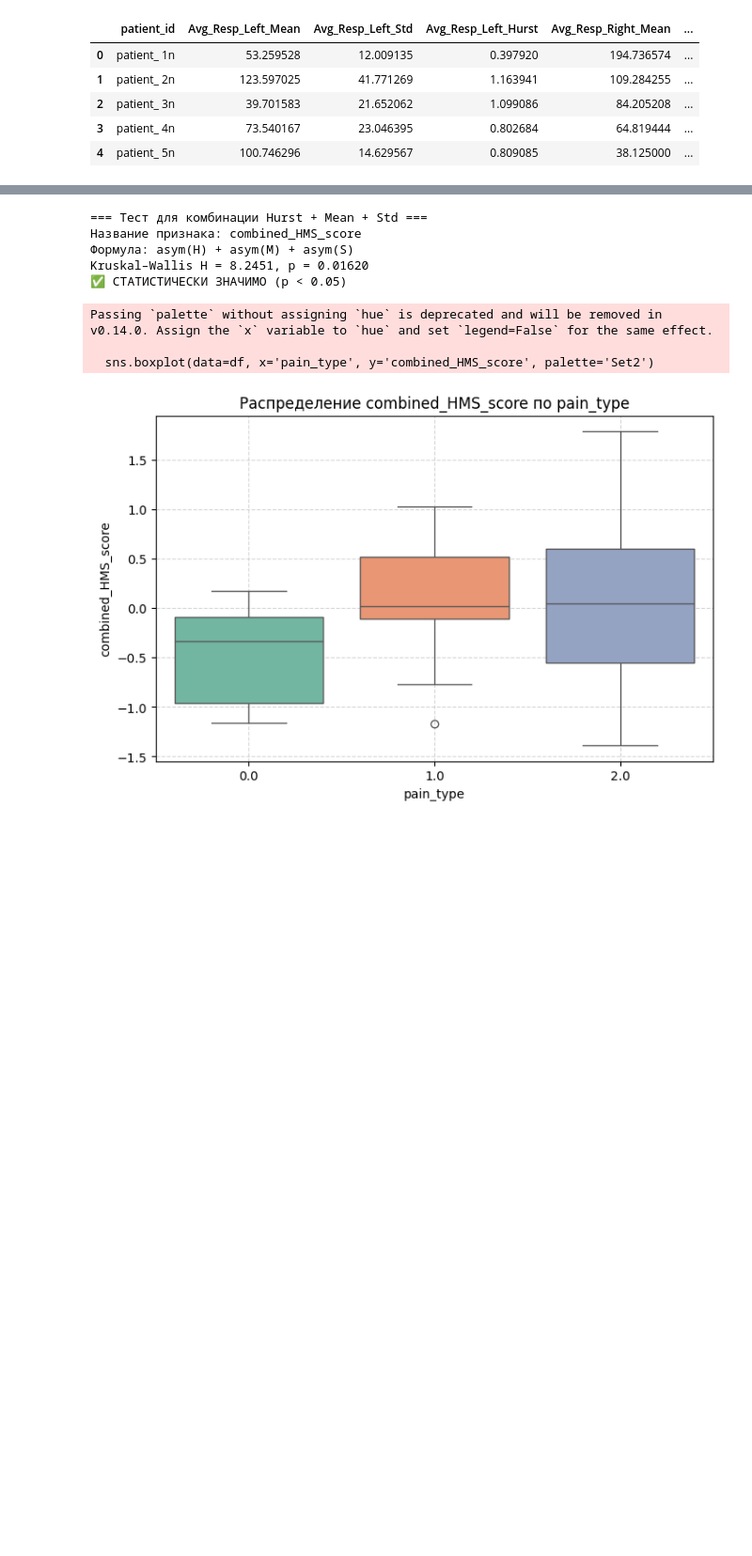
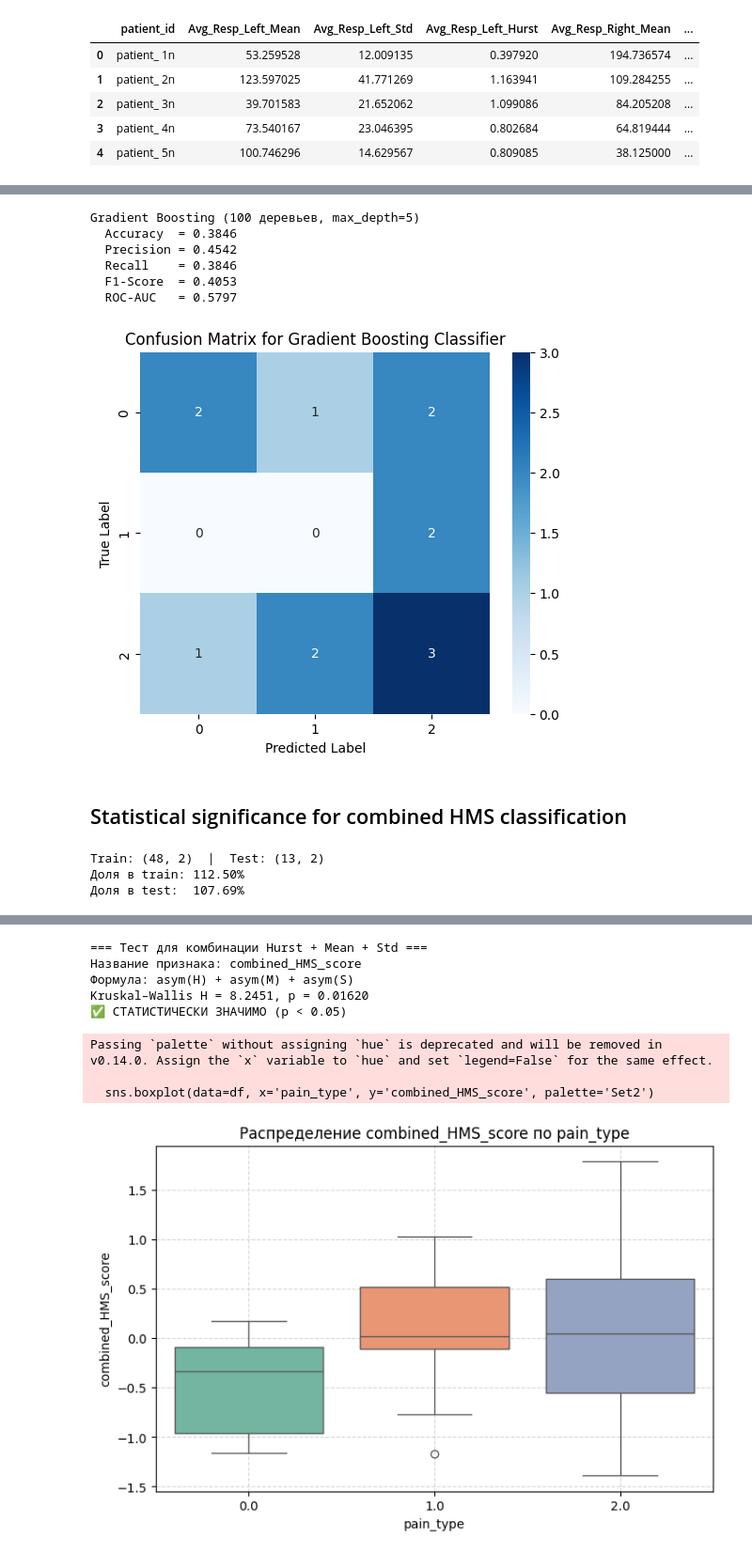
Before and after one commit to TAUforPython/TMS-pain-analysis, a Jupyter notebook: ML_TMS_pain_analysis.ipynb, the cells around one changed output, grey strips where cells are left out. Shown at 94% size. Saved outputs shown, nothing was run; the diff lists cells and outputs as text; code cells hidden in the pictures; blank space fills up the shorter version.

```diff
--- a/ML_TMS_pain_analysis.ipynb
+++ b/ML_TMS_pain_analysis.ipynb
@@ -843,8 +931,7 @@ plt.show()
 # %%
-link_url = 'https://raw.githubusercontent.com/TAUforPython/BioMedAI/refs/heads/main/test_datasets/tms_timeseries_clusters.csv'
+link_url = 'https://raw.githubusercontent.com/TAUforPython/TMS-pain-analysis/refs/heads/main/test_datasets/tms_timeseries_clusters.csv'
 
-df = pd.read_csv(link_url, sep = ',')
-df = df.drop('Unnamed: 0', axis=1)
+df = pd.read_csv(link_url, sep = ',', index_col=0)
 df.head(5)
 # %% [output]
 |  | patient_id | Avg_Resp_Left_Mean | Avg_Resp_Left_Std | Avg_Resp_Left_Hurst | Avg_Resp_Right_Mean | ... |
@@ -855,0 +978,49 @@ df.head(5)
+# %%
+# Gradient Boosting Classifier
+gb_clf = GradientBoostingClassifier(n_estimators=100, random_state=42, max_depth=5)
+gb_clf.fit(X_train_csc, y_train_c)
+
+y_pred_gb_c  = gb_clf.predict(X_test_csc)
+y_proba_gb_c = gb_clf.predict_proba(X_test_csc)[:, 1] # Note: predict_proba for multiclass returns probabilities for each class
+
+gb_c_acc  = accuracy_score(y_test_c, y_pred_gb_c)
+gb_c_prec = precision_score(y_test_c, y_pred_gb_c, average='weighted')
+gb_c_rec  = recall_score(y_test_c, y_pred_gb_c, average='weighted')
+gb_c_f1   = f1_score(y_test_c, y_pred_gb_c, average='weighted')
+# For ROC-AUC in multiclass, it's often calculated per-class or one-vs-rest. For simplicity, we'll keep the binary approach if the 'positive' class is relevant, or calculate for one-vs-rest.
+# Given y_proba_gb_c[:, 1] was previously used, assuming pain_type 1.0 is the positive class, if that's incorrect, this needs adjustment.
+# For proper multiclass AUC, consider roc_auc_score(y_test_c, y_proba_gb_c, multi_class='ovr', average='weighted')
+# For now, keeping the single-class probability if the intent was specific to class 1.
+# Re-evaluating based on y_proba_gb_c which has 3 columns, we should calculate multi_class AUC.
+gb_c_auc  = roc_auc_score(y_test_c, gb_clf.predict_proba(X_test_csc), multi_class='ovr', average='weighted')
+
+print("Gradient Boosting (100 деревьев, max_depth=5)")
+print(f"  Accuracy  = {gb_c_acc:.4f}")
+print(f"  Precision = {gb_c_prec:.4f}")
+print(f"  Recall    = {gb_c_rec:.4f}")
+print(f"  F1-Score  = {gb_c_f1:.4f}")
+print(f"  ROC-AUC   = {gb_c_auc:.4f}")
+# %% [output]
+Gradient Boosting (100 деревьев, max_depth=5)
+  Accuracy  = 0.3846
+  Precision = 0.4542
+  Recall    = 0.3846
+  F1-Score  = 0.4053
+  ROC-AUC   = 0.5797
+# %%
+from sklearn.metrics import confusion_matrix
+import seaborn as sns
+import matplotlib.pyplot as plt
+
+cm_gb_c = confusion_matrix(y_test_c, y_pred_gb_c)
+
+plt.figure(figsize=(6, 5))
+sns.heatmap(cm_gb_c, annot=True, fmt='d', cmap='Blues')
+plt.title('Confusion Matrix for Gradient Boosting Classifier')
+plt.xlabel('Predicted Label')
+plt.ylabel('True Label')
+plt.show()
+# %% [output]
+[figure, added]
+# %% [markdown]
+## Statistical significance for combined HMS classification
@@ -855,0 +1050,18 @@ df.head(5)
+# %%
+y_clf = df['pain_type']
+
+X_train_c, X_test_c, y_train_c, y_test_c = train_test_split(
+    X_clf, y_clf, test_size=0.2, random_state=42, stratify=y_clf
+)
+
+scaler_c = StandardScaler()
+X_train_csc = scaler_c.fit_transform(X_train_c)
+X_test_csc  = scaler_c.transform(X_test_c)
+
+print(f"Train: {X_train_c.shape}  |  Test: {X_test_c.shape}")
+print(f"Доля в train: {y_train_c.mean():.2%}")
+print(f"Доля в test:  {y_test_c.mean():.2%}")
+# %% [output]
+Train: (48, 2)  |  Test: (13, 2)
+Доля в train: 112.50%
+Доля в test:  107.69%
```
Also changed, not shown: parts of 18 cells of this notebook.
